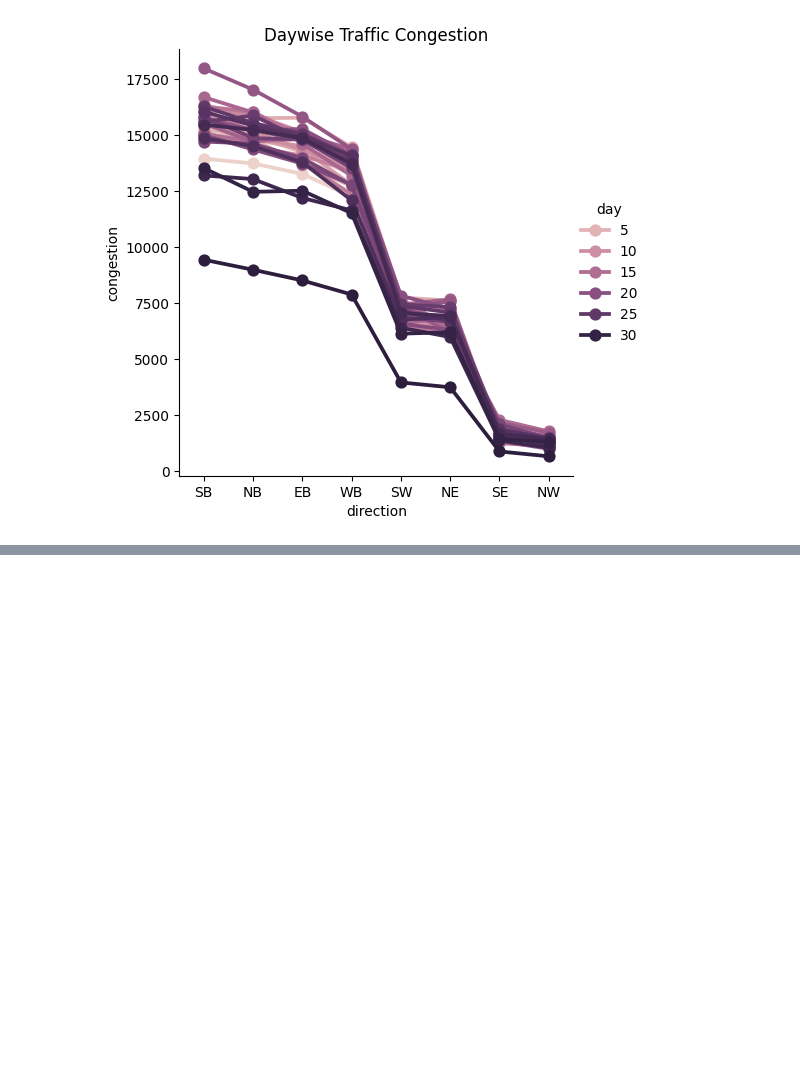
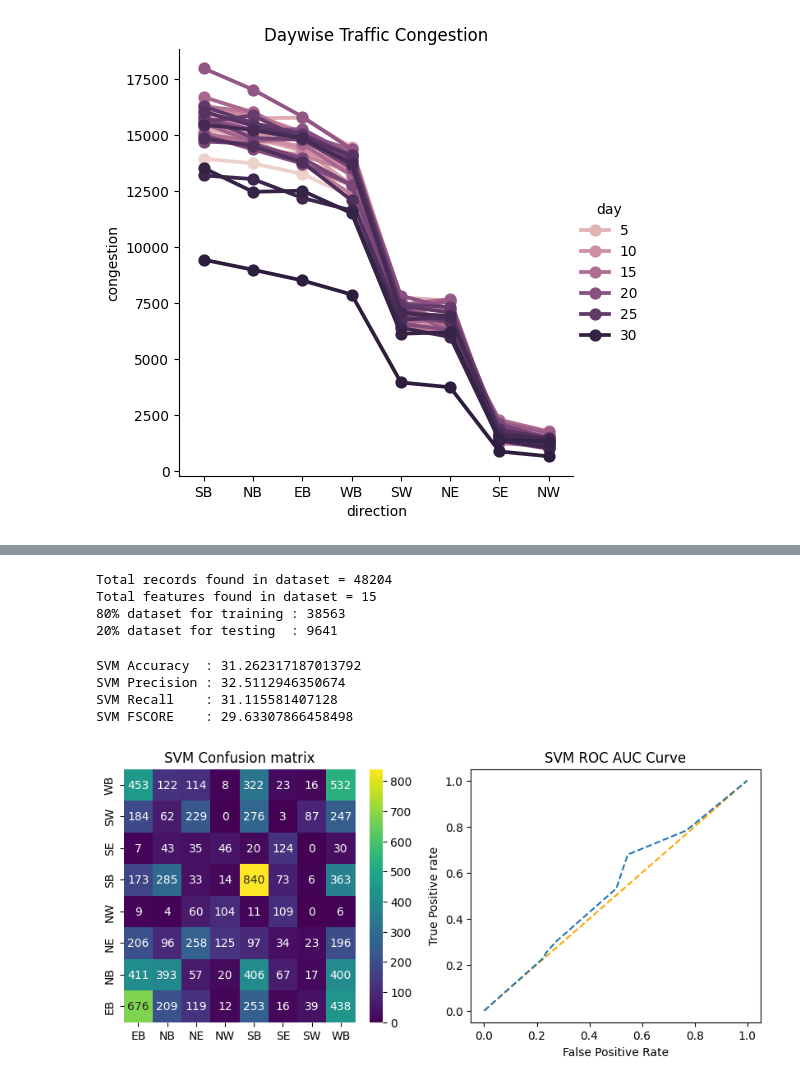
Before and after one commit to Venkatesh-1523/Traffic_route_prediction, a Jupyter notebook: TrafficRoutePrediction.ipynb, the cells around one changed output, grey strips where cells are left out. Saved outputs shown, nothing was run; the diff lists cells and outputs as text; code cells hidden in the pictures; blank space fills up the shorter version.

Commit message:
Applied Label Encoding for Data Transformation and machine learning algorithms on the data

```diff
--- a/TrafficRoutePrediction.ipynb
+++ b/TrafficRoutePrediction.ipynb
@@ -123,0 +149,67 @@ plt.show()
+# %%
+#dataset preprocessing and normalization
+Y = dataset['direction'].ravel()
+dataset.drop(['direction'], axis = 1,inplace=True)
+X = dataset.values
+sc1 = MinMaxScaler(feature_range = (0, 1))
+X = sc1.fit_transform(X)#normalize train features
+#split dataset into train and test
+X_train, X_test, y_train, y_test = train_test_split(X, Y, test_size = 0.2)
+print("Total records found in dataset = "+str(X.shape[0]))
+print("Total features found in dataset = "+str(X.shape[1]))
+print("80% dataset for training : "+str(X_train.shape[0]))
+print("20% dataset for testing  : "+str(X_test.shape[0]))
+X_train, X_test1, y_train, y_test1 = train_test_split(X, Y, test_size = 0.1)
+# %% [output]
+Total records found in dataset = 48204
+Total features found in dataset = 15
+80% dataset for training : 38563
+20% dataset for testing  : 9641
+# %%
+#define global variables to save accuracy and other metrics
+accuracy = []
+precision = []
+recall = []
+fscore = []
+# %%
+#function to calculate all metrics
+def calculateMetrics(algorithm, testY, predict):
+    p = precision_score(testY, predict,average='macro') * 100
+    r = recall_score(testY, predict,average='macro') * 100
+    f = f1_score(testY, predict,average='macro') * 100
+    a = accuracy_score(testY,predict)*100
+    accuracy.append(a)
+    precision.append(p)
+    recall.append(r)
+    fscore.append(f)
+    print(algorithm+" Accuracy  : "+str(a))
+    print(algorithm+" Precision : "+str(p))
+    print(algorithm+" Recall    : "+str(r))
+    print(algorithm+" FSCORE    : "+str(f))
+    conf_matrix = confusion_matrix(testY, predict)
+    fig, axs = plt.subplots(1,2,figsize=(10, 4))
+    ax = sns.heatmap(conf_matrix, xticklabels = labels, yticklabels = labels, annot = True, cmap="viridis" ,fmt ="g", ax=axs[0]);
+    ax.set_ylim([0,len(labels)])
+    axs[0].set_title(algorithm+" Confusion matrix")
+
+    random_probs = [0 for i in range(len(testY))]
+    p_fpr, p_tpr, _ = roc_curve(testY, random_probs, pos_label=1)
+    plt.plot(p_fpr, p_tpr, linestyle='--', color='orange',label="True classes")
+    ns_fpr, ns_tpr, _ = roc_curve(testY, predict, pos_label=1)
+    axs[1].plot(ns_tpr, ns_fpr, linestyle='--', label='Predicted Classes')
+    axs[1].set_title(algorithm+" ROC AUC Curve")
+    axs[1].set_xlabel('False Positive Rate')
+    axs[1].set_ylabel('True Positive rate')
+    plt.show()
+# %%
+#train machine learning SVM algorithm to predict route with less traffic
+svm_cls = svm.SVC()
+svm_cls.fit(X_train, y_train)
+predict = svm_cls.predict(X_test)
+calculateMetrics("SVM", y_test, predict)
+# %% [output]
+SVM Accuracy  : 31.262317187013792
+SVM Precision : 32.5112946350674
+SVM Recall    : 31.115581407128
+SVM FSCORE    : 29.63307866458498
+[figure, added]
```
Also changed, not shown: parts of 4 cells of this notebook.
